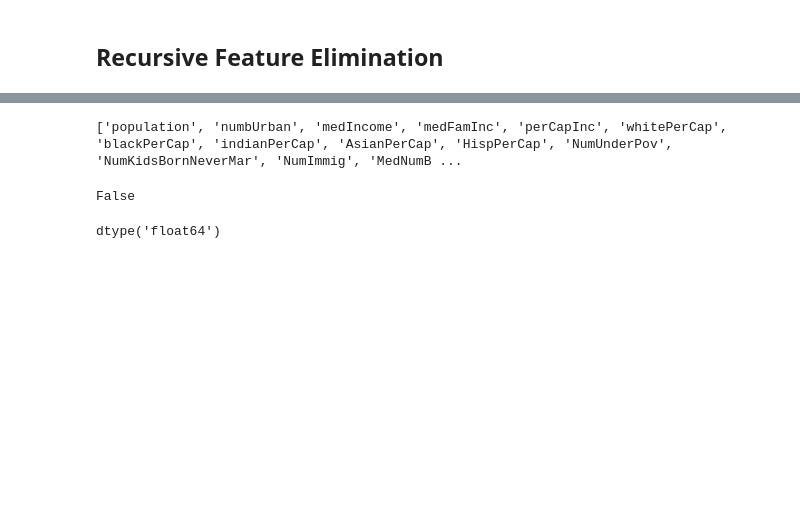
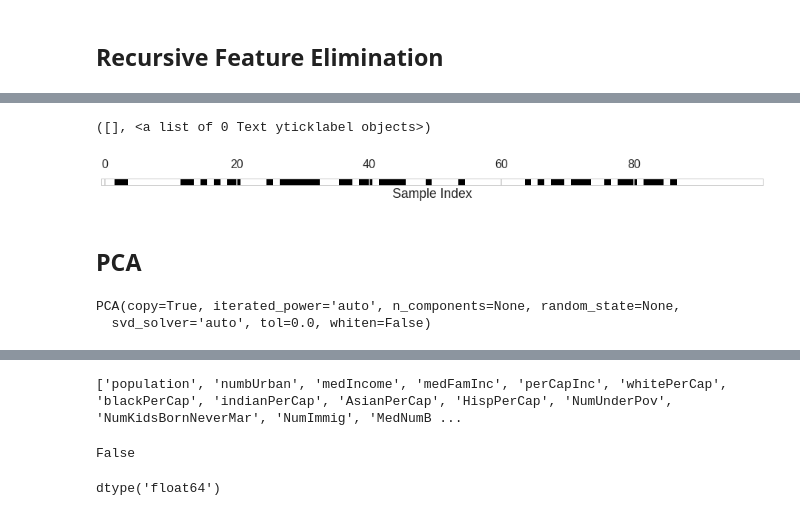
Before and after one commit to llcheng01/unit-4_final_project, a Jupyter notebook: data_exploration.ipynb, the cells around one changed output, grey strips where cells are left out. Drawn from its saved outputs; the diff is of its cells as text; code cells hidden in the pictures; blank space fills up the shorter version.

```diff
--- a/data_exploration.ipynb
+++ b/data_exploration.ipynb
@@ -567,0 +619,2 @@ Length: 112, dtype: object
+# %%
+rf_gs.fit(rX_rfe_rf, y)
@@ -567,0 +657,5 @@ Length: 112, dtype: object
+# %%
+sp = SelectPercentile(score_func=f_regression, percentile=40)
+# This is the same as doing select k best, k=8 for a dataset of 20 cols
+# %%
+sp.fit(X, y)
@@ -567,0 +688,4 @@ Length: 112, dtype: object
+# %%
+# SelectFromModel has no .scores_ attribute. Instead, let's look at .get_support()
+mask = sp.get_support()
+print(mask)
@@ -567,0 +702,18 @@ Length: 112, dtype: object
+# %%
+plt.matshow(mask.reshape(1, -1), cmap='gray_r')
+plt.xlabel("Sample Index")
+plt.yticks(())
+# %% [output]
+([], <a list of 0 Text yticklabel objects>)
+[figure, added]
+# %% [markdown]
+## PCA
+# %%
+from sklearn.decomposition import PCA
+
+pca = PCA()
+
+pca.fit(X, y)
+# %% [output]
+PCA(copy=True, iterated_power='auto', n_components=None, random_state=None,
+  svd_solver='auto', tol=0.0, whiten=False)
```
Also changed, not shown: parts of 38 cells of this notebook.
